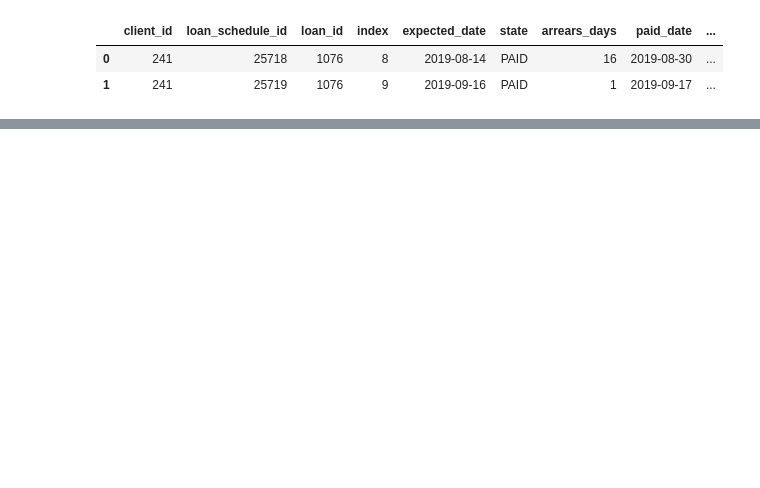
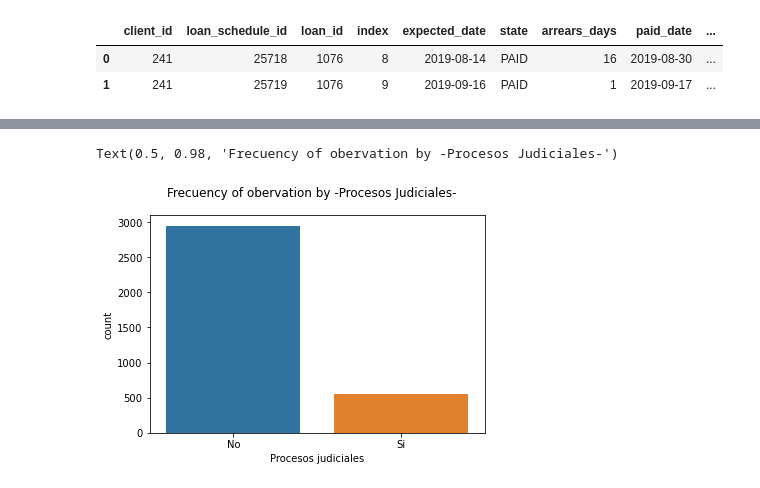
Before and after one commit to cbarros7/capstone_project_holberton, a Jupyter notebook: cleaning_data.ipynb, the cells around one changed output, grey strips where cells are left out. Cells and saved outputs as stored; diff of their text form; code cells hidden in the pictures; blank space fills up the shorter version.

```diff
--- a/cleaning_data.ipynb
+++ b/cleaning_data.ipynb
@@ -199,0 +235,6 @@ clean_data.head(2)
+# %%
+sns.countplot(x='Procesos judiciales', data = clean_data)
+plt.suptitle('Frecuency of obervation by -Procesos Judiciales-')
+# %% [output]
+Text(0.5, 0.98, 'Frecuency of obervation by -Procesos Judiciales-')
+[figure, added]
```
Also changed, not shown: parts of 64 cells of this notebook.
